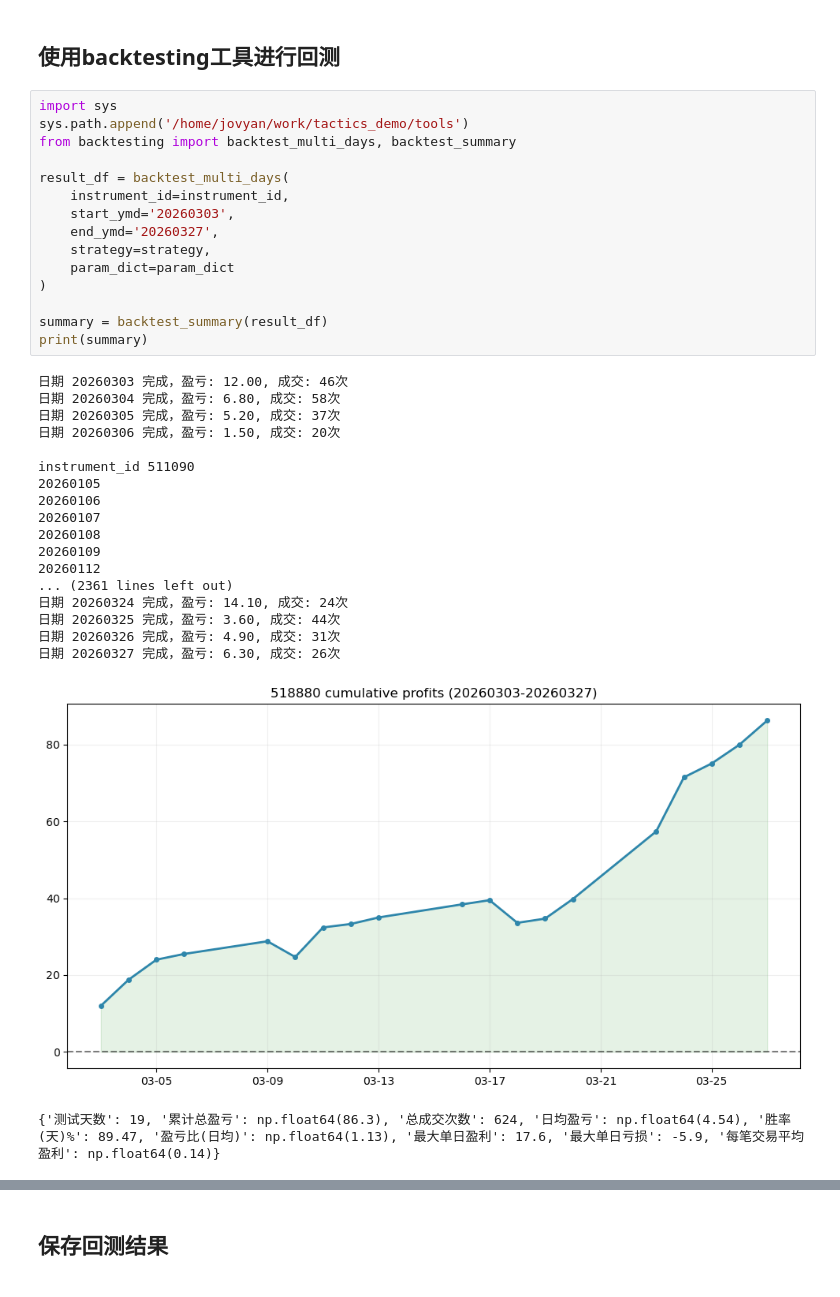
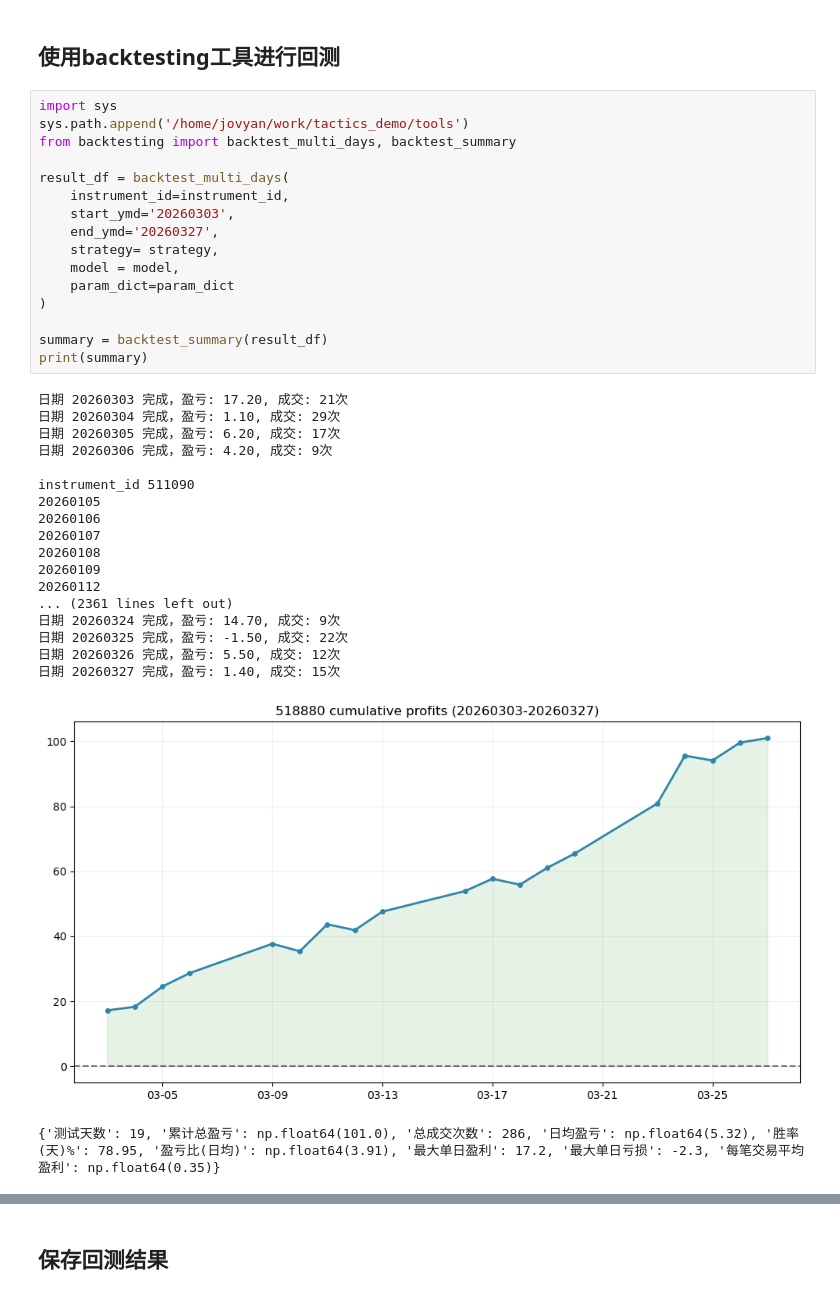
Before and after one commit to artinsophia/Quant-Intern-2026, a Jupyter notebook: delta/demo.ipynb, the cells around one changed output, grey strips where cells are left out. Drawn from its saved outputs; the diff is of its cells as text.

```diff
--- a/delta/demo.ipynb
+++ b/delta/demo.ipynb
@@ -187,38 +198,39 @@ print(f"策略已创建: {strategy.name}")
 # %%
 import sys
 sys.path.append('/home/jovyan/work/tactics_demo/tools')
 from backtesting import backtest_multi_days, backtest_summary
 
 result_df = backtest_multi_days(
     instrument_id=instrument_id,
     start_ymd='20260303',
     end_ymd='20260327',
-    strategy=strategy,
+    strategy= strategy,
+    model = model,
     param_dict=param_dict
 )
 
 summary = backtest_summary(result_df)
 print(summary)
 # %% [output]
-日期 20260303 完成，盈亏: 12.00, 成交: 46次
-日期 20260304 完成，盈亏: 6.80, 成交: 58次
-日期 20260305 完成，盈亏: 5.20, 成交: 37次
-日期 20260306 完成，盈亏: 1.50, 成交: 20次
+日期 20260303 完成，盈亏: 17.20, 成交: 21次
+日期 20260304 完成，盈亏: 1.10, 成交: 29次
+日期 20260305 完成，盈亏: 6.20, 成交: 17次
+日期 20260306 完成，盈亏: 4.20, 成交: 9次
 
 instrument_id 511090
 20260105
 20260106
 20260107
 20260108
 20260109
 20260112
 ... (2361 lines left out)
-日期 20260324 完成，盈亏: 14.10, 成交: 24次
-日期 20260325 完成，盈亏: 3.60, 成交: 44次
-日期 20260326 完成，盈亏: 4.90, 成交: 31次
-日期 20260327 完成，盈亏: 6.30, 成交: 26次
+日期 20260324 完成，盈亏: 14.70, 成交: 9次
+日期 20260325 完成，盈亏: -1.50, 成交: 22次
+日期 20260326 完成，盈亏: 5.50, 成交: 12次
+日期 20260327 完成，盈亏: 1.40, 成交: 15次
-[figure, old version]
+[figure, new version]
-{'测试天数': 19, '累计总盈亏': np.float64(86.3), '总成交次数': 624, '日均盈亏': np.float64(4.54), '胜率(天)%': 89.47, '盈亏比(日均)': np.float64(1.13), '最大单日盈利': 17.6, '最大单日亏损': -5.9, '每笔交易平均盈利': np.float64(0.14)}
+{'测试天数': 19, '累计总盈亏': np.float64(101.0), '总成交次数': 286, '日均盈亏': np.float64(5.32), '胜率(天)%': 78.95, '盈亏比(日均)': np.float64(3.91), '最大单日盈利': 17.2, '最大单日亏损': -2.3, '每笔交易平均盈利': np.float64(0.35)}
 # %%
 with pd.option_context('display.max_rows', None, 'display.max_columns', None):
     display(result_df)
```
Also changed, not shown: parts of 10 cells of this notebook.
